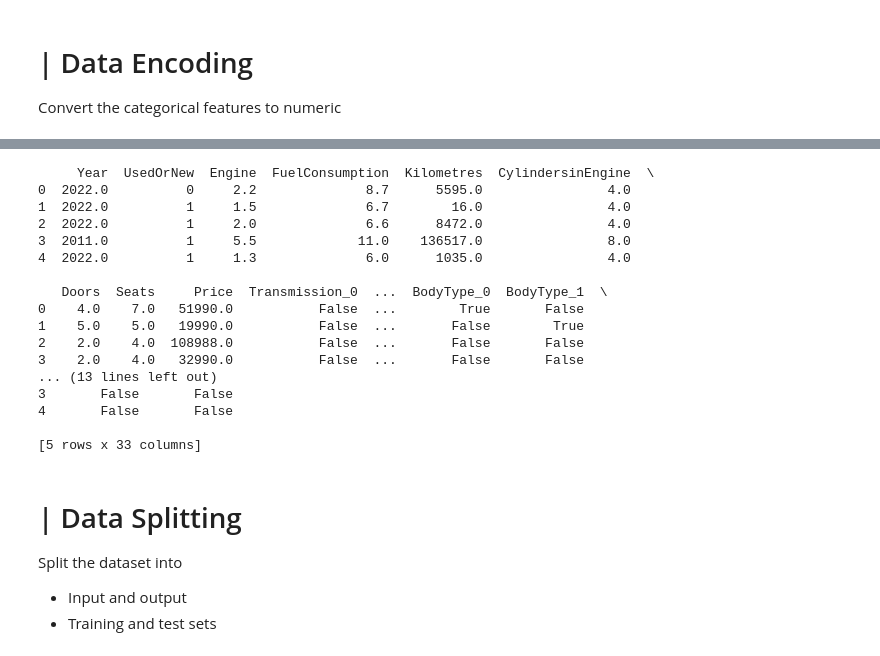
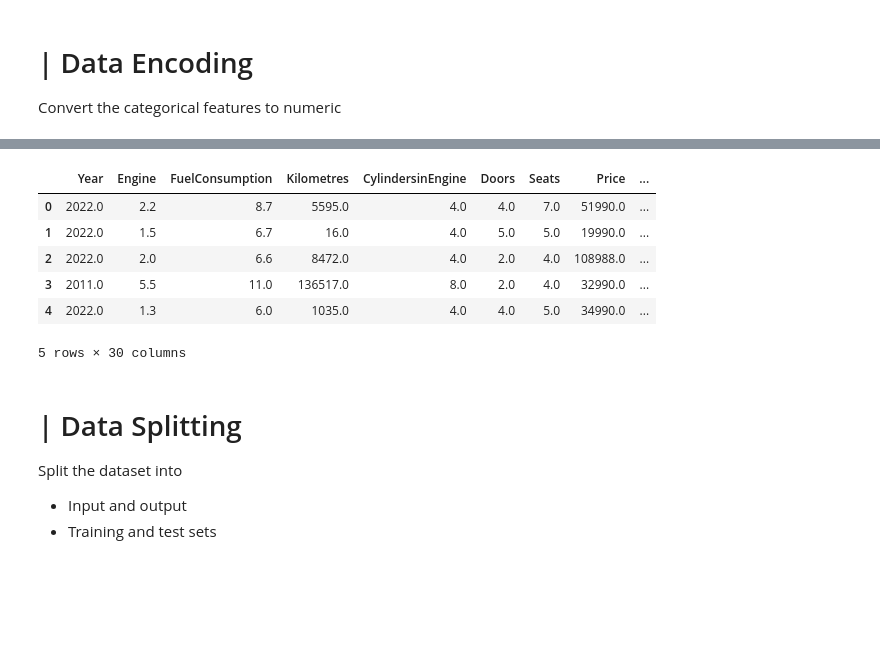
Before and after one commit to adham20022023/Auto_Price_Predictor, a Jupyter notebook: ml-task-bfcai-2023.ipynb, the cells around one changed output, grey strips where cells are left out. Drawn from its saved outputs; the diff is of its cells as text; code cells hidden in the pictures; blank space fills up the shorter version.

```diff
--- a/ml-task-bfcai-2023.ipynb
+++ b/ml-task-bfcai-2023.ipynb
@@ -253,31 +217,17 @@ data_encoded.head(10)
-# %%
-# Perform one-hot encoding for selected features
-data_encoded = pd.get_dummies(data_encoded, columns=['Transmission'], prefix=['Transmission'])
-
-# Ensure that 'UsedOrNew' encoding is not changed
-data_encoded['UsedOrNew'] = clean_data['UsedOrNew'].map({'DEMO': 0, 'USED': 1, 'NEW': 2})
-
-# Display the updated DataFrame
-# print(data_encoded.head())
-data_encoded.shape[0]
-# %% [output]
-     Year  UsedOrNew  Engine  FuelConsumption  Kilometres  CylindersinEngine  \
-0  2022.0          0     2.2              8.7      5595.0                4.0
-1  2022.0          1     1.5              6.7        16.0                4.0
-2  2022.0          1     2.0              6.6      8472.0                4.0
-3  2011.0          1     5.5             11.0    136517.0                8.0
-4  2022.0          1     1.3              6.0      1035.0                4.0
-
-   Doors  Seats     Price  Transmission_0  ...  BodyType_0  BodyType_1  \
-0    4.0    7.0   51990.0           False  ...        True       False
-1    5.0    5.0   19990.0           False  ...       False        True
-2    2.0    4.0  108988.0           False  ...       False       False
-3    2.0    4.0   32990.0           False  ...       False       False
-... (13 lines left out)
-3       False       False
-4       False       False
-
-[5 rows x 33 columns]
+# %%
+# Use a suitable encoding to convert categorical features to numeric
+data_encoded = pd.get_dummies(clean_data, columns=categorical_columns, drop_first=True)
+data_encoded.replace({False: 0, True: 1}, inplace=True)
+# Display the first few rows of the encoded data
+data_encoded.head()
+# %% [output]
+|  | Year | Engine | FuelConsumption | Kilometres | CylindersinEngine | Doors | Seats | Price | ... |
+| 0 | 2022.0 | 2.2 | 8.7 | 5595.0 | 4.0 | 4.0 | 7.0 | 51990.0 | ... |
+| 1 | 2022.0 | 1.5 | 6.7 | 16.0 | 4.0 | 5.0 | 5.0 | 19990.0 | ... |
+| 2 | 2022.0 | 2.0 | 6.6 | 8472.0 | 4.0 | 2.0 | 4.0 | 108988.0 | ... |
+| 3 | 2011.0 | 5.5 | 11.0 | 136517.0 | 8.0 | 2.0 | 4.0 | 32990.0 | ... |
+| 4 | 2022.0 | 1.3 | 6.0 | 1035.0 | 4.0 | 4.0 | 5.0 | 34990.0 | ... |
+5 rows × 30 columns
 # %% [markdown]
 <h1 style="
   font-family: Arial, Helvetica, sans-serif;
```
Also changed, not shown: parts of 9 cells of this notebook.
